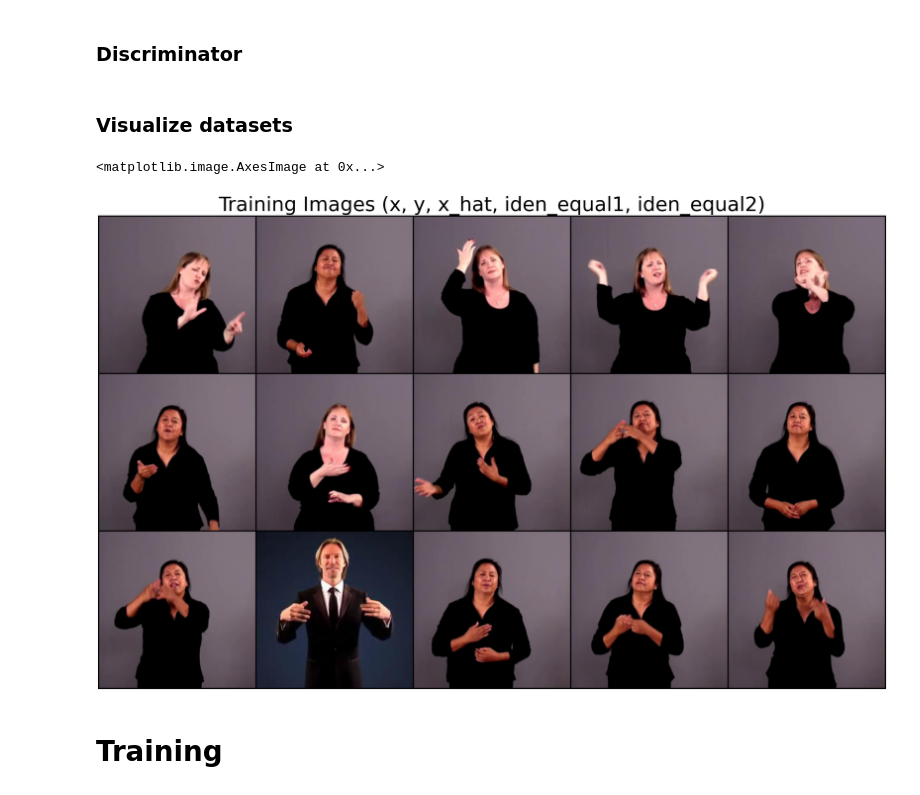
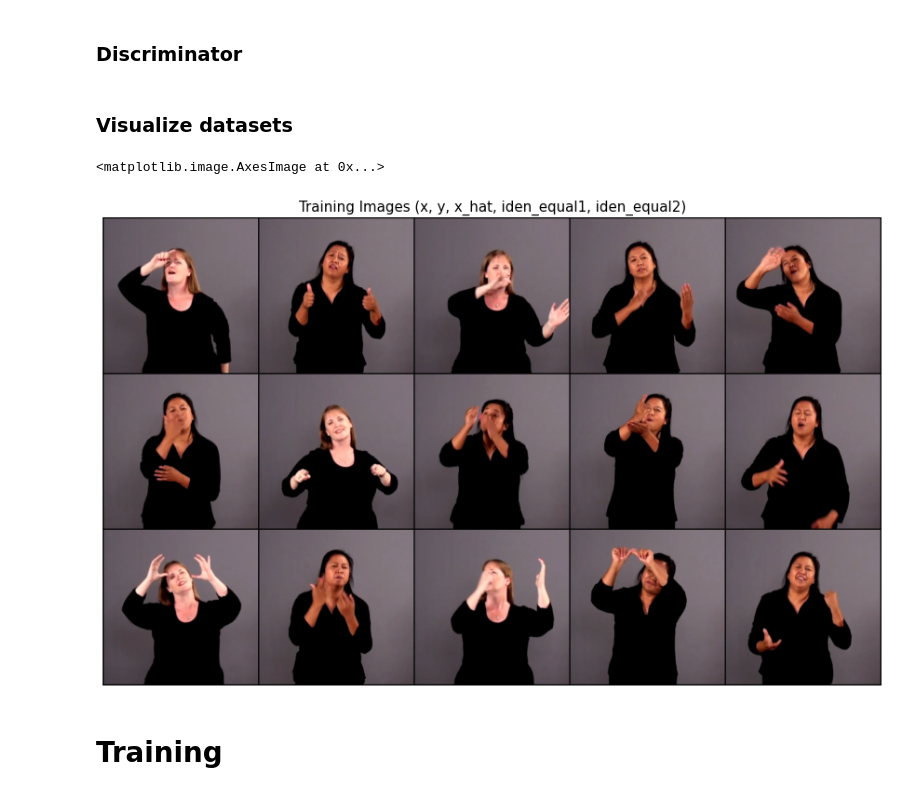
Before and after one commit to Anchang8/FusionGAN, a Jupyter notebook: FusionGAN_pr.ipynb, the cells around one changed output. Cells and saved outputs as stored; diff of their text form; code cells hidden in the pictures.

```diff
--- a/FusionGAN_pr.ipynb
+++ b/FusionGAN_pr.ipynb
@@ -58,32 +61,25 @@ class YouTubePose(Dataset):
         self.transform = transform
 
     def __len__(self):
-        return 6000
-
-    def _rand(self):
-        randx = random.randint(1,self.class_num)
-        randy = randx
-        while(randx == randy): #같을 때만, 수행 즉 다를 때까지 수행
-            randy = random.randint(1,self.class_num)
-        return randx, randy
+        length = []
+        for i in range(self.class_num):
+            dir_path = self.dataset_dir +'train/class{}_cropped'.format(i + 1)
+            length.append(len(os.walk(dir_path).__next__()[2]))
+        max_len = max(length)
+        return max_len
 
     def __getitem__(self, idx):
-        randx, randy = self._rand()
-        x = random.choice(os.listdir(self.dataset_dir +
-                                 'train/class{}_cropped'.format(randx)))
+        randx, randy = random.sample(range(1, self.class_num + 1), 2)
+        randi = random.choice(range(1, self.class_num + 1))
+
+
+        x, x_hat, = random.sample(os.listdir(self.dataset_dir +
+                                 'train/class{}_cropped'.format(randx)), 2)
+        identity_equal_1, identity_equal_2 = random.sample(os.listdir(self.dataset_dir +
+                                 'train/class{}_cropped'.format(randi)), 2)
+
         y = random.choice(os.listdir(self.dataset_dir +
                                  'train/class{}_cropped'.format(randy)))
-        x_hat = x
-        while(x_hat == x):
-            x_hat = random.choice(os.listdir(self.dataset_dir +
-                                 'train/class{}_cropped'.format(randx)))
-
-        identity_equal_1 = random.choice(os.listdir(self.dataset_dir +
-                                 'train/class{}_cropped'.format(randx)))
-        identity_equal_2 = identity_equal_1
-        while(identity_equal_1 == identity_equal_2):
-            identity_equal_2 = random.choice(os.listdir(self.dataset_dir +
-                                 'train/class{}_cropped'.format(randx)))
 
         x = Image.open(self.dataset_dir + 'train/class{}_cropped/'
                        .format(randx)+ x)
@@ -93,9 +89,9 @@ class YouTubePose(Dataset):
                            .format(randx)+ x_hat)
 
         identity_equal_1 = Image.open(self.dataset_dir + 'train/class{}_cropped/'
-                                      .format(randx)+ identity_equal_1)
+                                      .format(randi)+ identity_equal_1)
         identity_equal_2 = Image.open(self.dataset_dir + 'train/class{}_cropped/'
-                                      .format(randx)+ identity_equal_2)
+                                      .format(randi)+ identity_equal_2)
 
         if self.transform:
             x = self.transform(x)
@@ -307,6 +290,8 @@ class Discriminator(nn.Module): #batch Norm 사용 안하면? 어떨까
         out_pooled = -out_pooled #Min-Patch
 
         return out, out_pooled
+# %% [markdown]
+### Visualize datasets
 # %%
 train_dataset = YouTubePose(dataset_dir, class_num, transform)
 train_dataloader = DataLoader(train_dataset, batch_size = batch_size,
@@ -320,21 +305,19 @@ discriminator.apply(weights_init)
 
 optimizer_G = optim.Adam(generator.parameters(), lr = lr_G, betas = (0.5,0.999))
 optimizer_D = optim.Adam(discriminator.parameters(), lr = lr_D, betas = (0.5, 0.999))
-# %% [markdown]
-### Visualize datasets
 # %%
 sample_list = []
 for i in range(3):
     sample = next(iter(train_dataloader))
     sample_list.extend([sample['x'][0], sample['y'][0], sample['x_hat'][0], sample['identity_equal_1'][0], sample['identity_equal_2'][0]])
 
-plt.figure(figsize=(50,50))
+plt.figure(figsize=(15,25))
 plt.axis('off')
-plt.title('Training Images (x, y, x_hat, iden_equal1, iden_equal2)', size = 70)
+plt.title('Training Images (x, y, x_hat, iden_equal1, iden_equal2)', size = 15)
 plt.imshow(np.transpose(utils.make_grid(sample_list, padding = 2,
                                        normalize = True, nrow = 5),(1,2,0)))
 # %% [output]
 <matplotlib.image.AxesImage at 0x...>
-[figure, old version]
+[figure, new version]
 # %% [markdown]
 # Training
```
Also changed, not shown: parts of 18 cells of this notebook.
